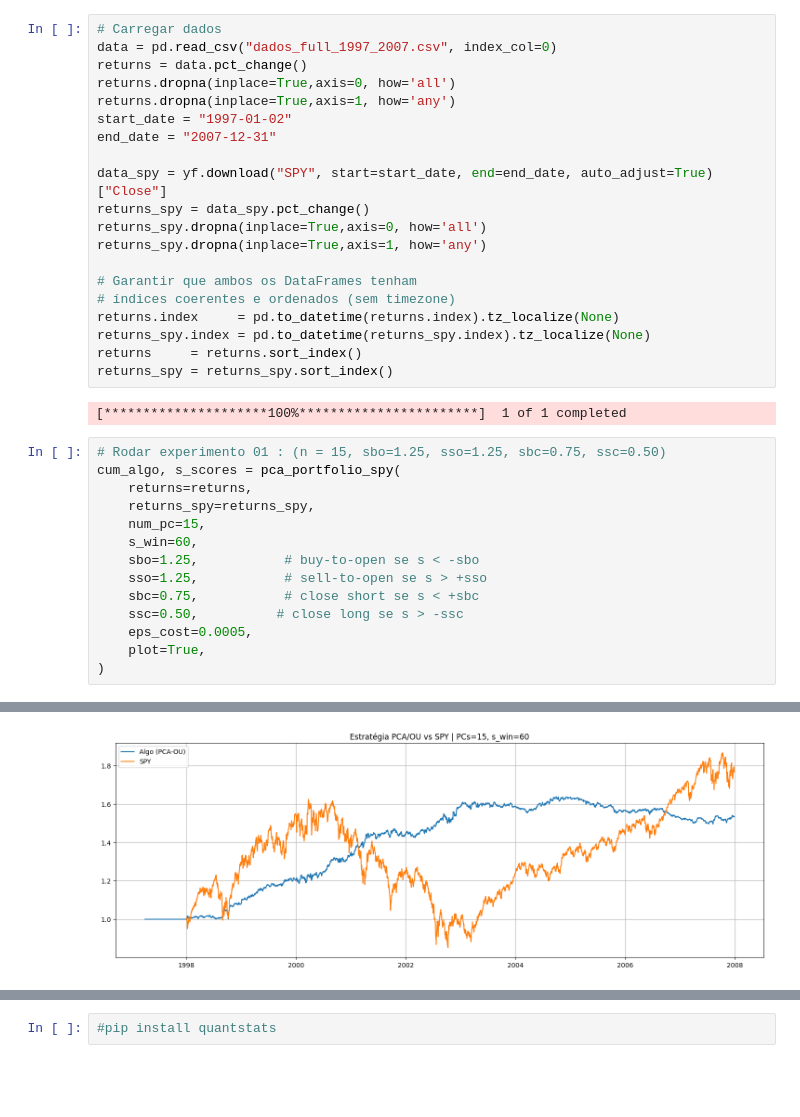
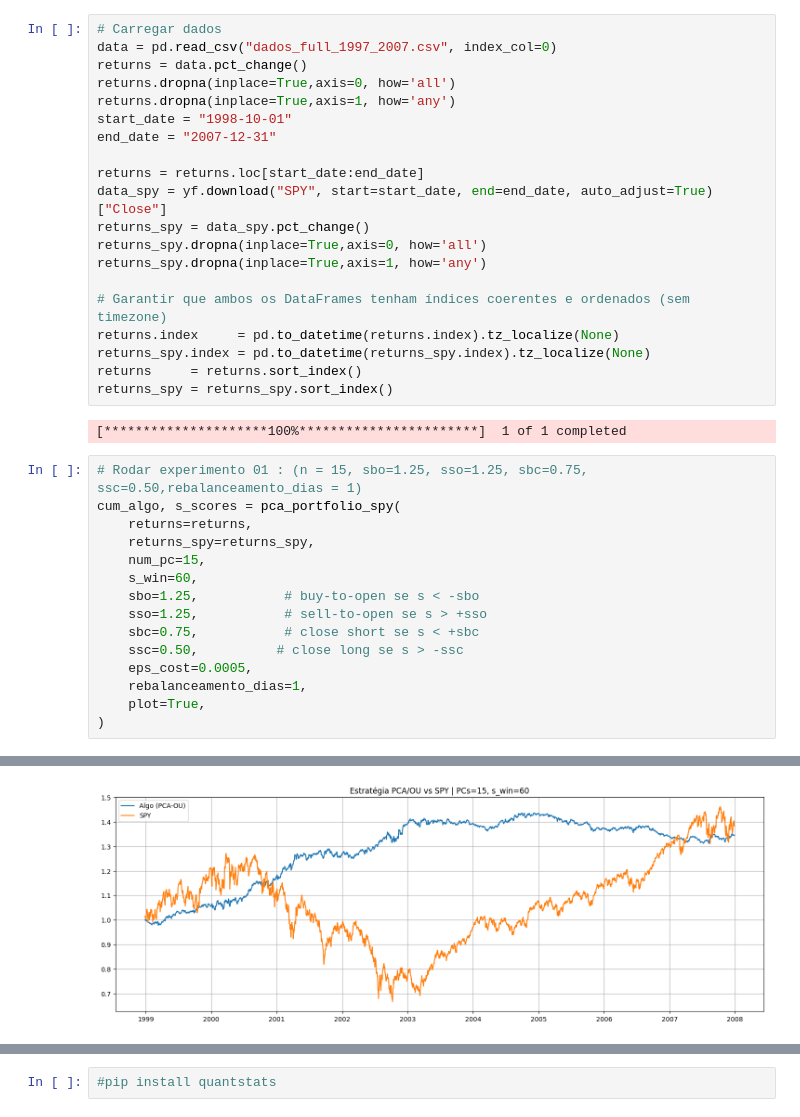
Before and after one commit to savio160502/Statistical-Arbitrage, a Jupyter notebook: run_backtest.ipynb, the cells around one changed output, grey strips where cells are left out. Cells and saved outputs as stored; diff of their text form; blank space fills up the shorter version.

```diff
--- a/run_backtest.ipynb
+++ b/run_backtest.ipynb
@@ -21,16 +21,16 @@ data = pd.read_csv("dados_full_1997_2007.csv", index_col=0)
 returns = data.pct_change()
 returns.dropna(inplace=True,axis=0, how='all')
 returns.dropna(inplace=True,axis=1, how='any')
-start_date = "1997-01-02"
+start_date = "1998-10-01"
 end_date = "2007-12-31"
 
+returns = returns.loc[start_date:end_date]
 data_spy = yf.download("SPY", start=start_date, end=end_date, auto_adjust=True)["Close"]
 returns_spy = data_spy.pct_change()
 returns_spy.dropna(inplace=True,axis=0, how='all')
 returns_spy.dropna(inplace=True,axis=1, how='any')
 
-# Garantir que ambos os DataFrames tenham
-# índices coerentes e ordenados (sem timezone)
+# Garantir que ambos os DataFrames tenham índices coerentes e ordenados (sem timezone)
 returns.index     = pd.to_datetime(returns.index).tz_localize(None)
 returns_spy.index = pd.to_datetime(returns_spy.index).tz_localize(None)
 returns     = returns.sort_index()
@@ -38,7 +38,7 @@ returns_spy = returns_spy.sort_index()
 # %% [output]
 [*********************100%***********************]  1 of 1 completed
 # %%
-# Rodar experimento 01 : (n = 15, sbo=1.25, sso=1.25, sbc=0.75, ssc=0.50)
+# Rodar experimento 01 : (n = 15, sbo=1.25, sso=1.25, sbc=0.75, ssc=0.50,rebalanceamento_dias = 1)
 cum_algo, s_scores = pca_portfolio_spy(
     returns=returns,
     returns_spy=returns_spy,
@@ -49,6 +49,7 @@ cum_algo, s_scores = pca_portfolio_spy(
     sbc=0.75,           # close short se s < +sbc
     ssc=0.50,          # close long se s > -ssc
     eps_cost=0.0005,
+    rebalanceamento_dias=1,
     plot=True,
 )
 # %% [output]
@@ -68,8 +69,8 @@ Tempo : 1998-01-20 00:00:00
 Tempo : 2007-12-24 00:00:00
 Tempo : 2007-12-26 00:00:00
 Tempo : 2007-12-27 00:00:00
 Tempo : 2007-12-28 00:00:00
-[figure, old version]
+[figure, new version]
 # %%
 # Estatísticas de desempenho
 ret_series = cum_algo.pct_change().dropna()
```
Also changed, not shown: parts of 12 cells of this notebook, 1 other file.
